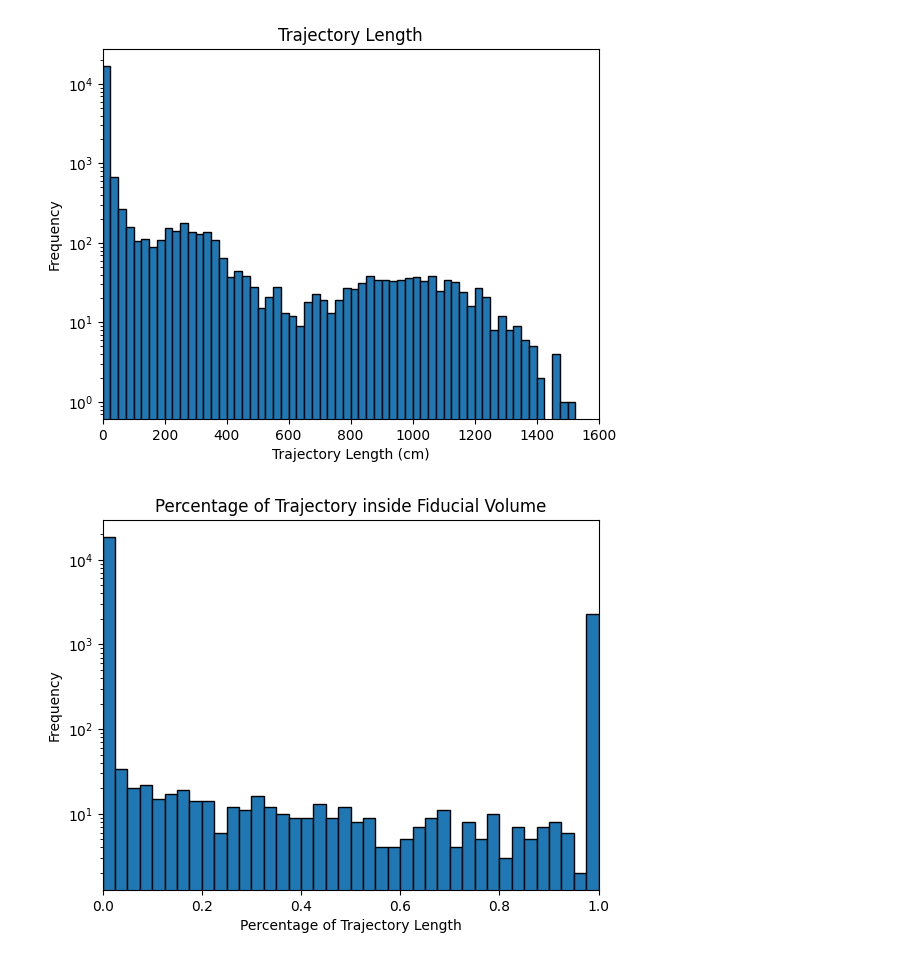
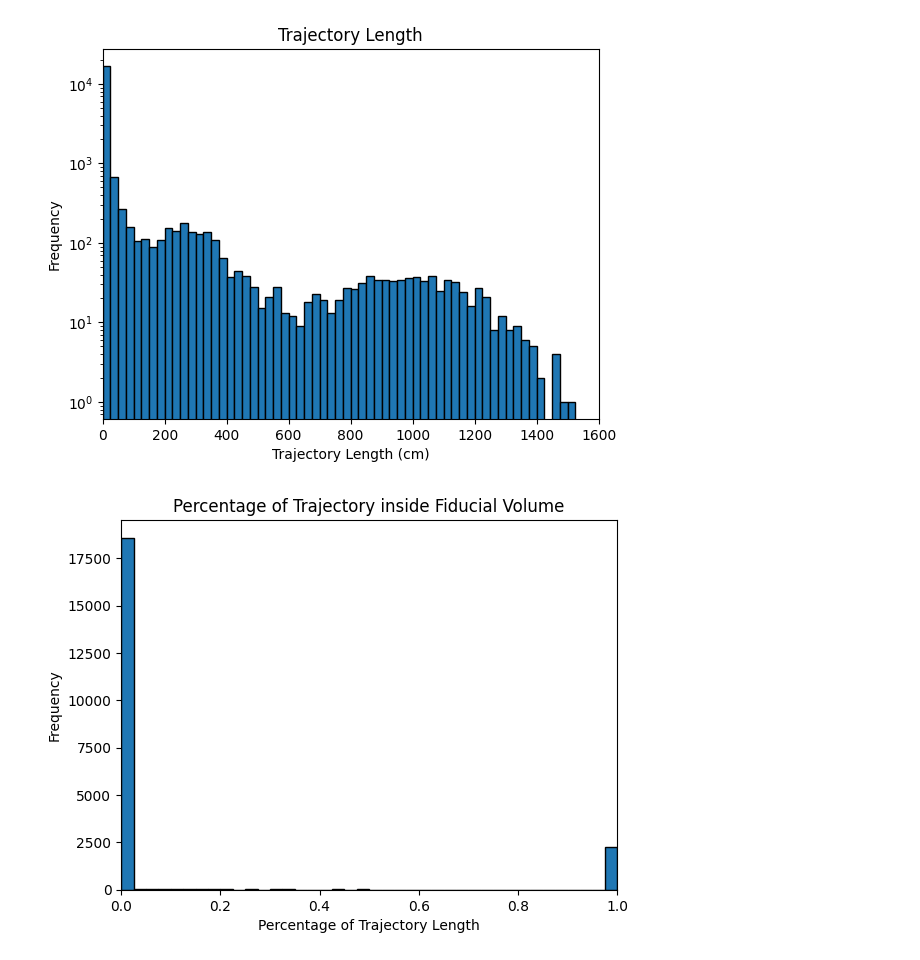
Before and after one commit to vaccarojohn/SNeNDSim, a Jupyter notebook: sim/cosmics/cosmics_trajectory_analysis.ipynb, the cells around one changed output. Drawn from its saved outputs; the diff is of its cells as text; code cells hidden in the pictures.

```diff
--- a/sim/cosmics/cosmics_trajectory_analysis.ipynb
+++ b/sim/cosmics/cosmics_trajectory_analysis.ipynb
@@ -47,20 +47,19 @@ plt.show()
 # %%
 # Fiducial volume ratio plot
 
 # Define bins
 bins = np.arange(0, 1.025, 0.025)
 plt.hist(data['pflengths'], bins=bins, edgecolor='black')
 plt.xlim(0, 1)
 
 # Axis labels
-plt.yscale('log')
 plt.xlabel('Percentage of Trajectory Length')
 plt.ylabel('Frequency')
 plt.title('Percentage of Trajectory inside Fiducial Volume')
 
 plt.show()
 # %% [output]
-[figure, old version]
+[figure, new version]
 # %%
 # Signal volume ratio plot
 
```
Also changed, not shown: parts of 2 cells of this notebook, 1 other file.
